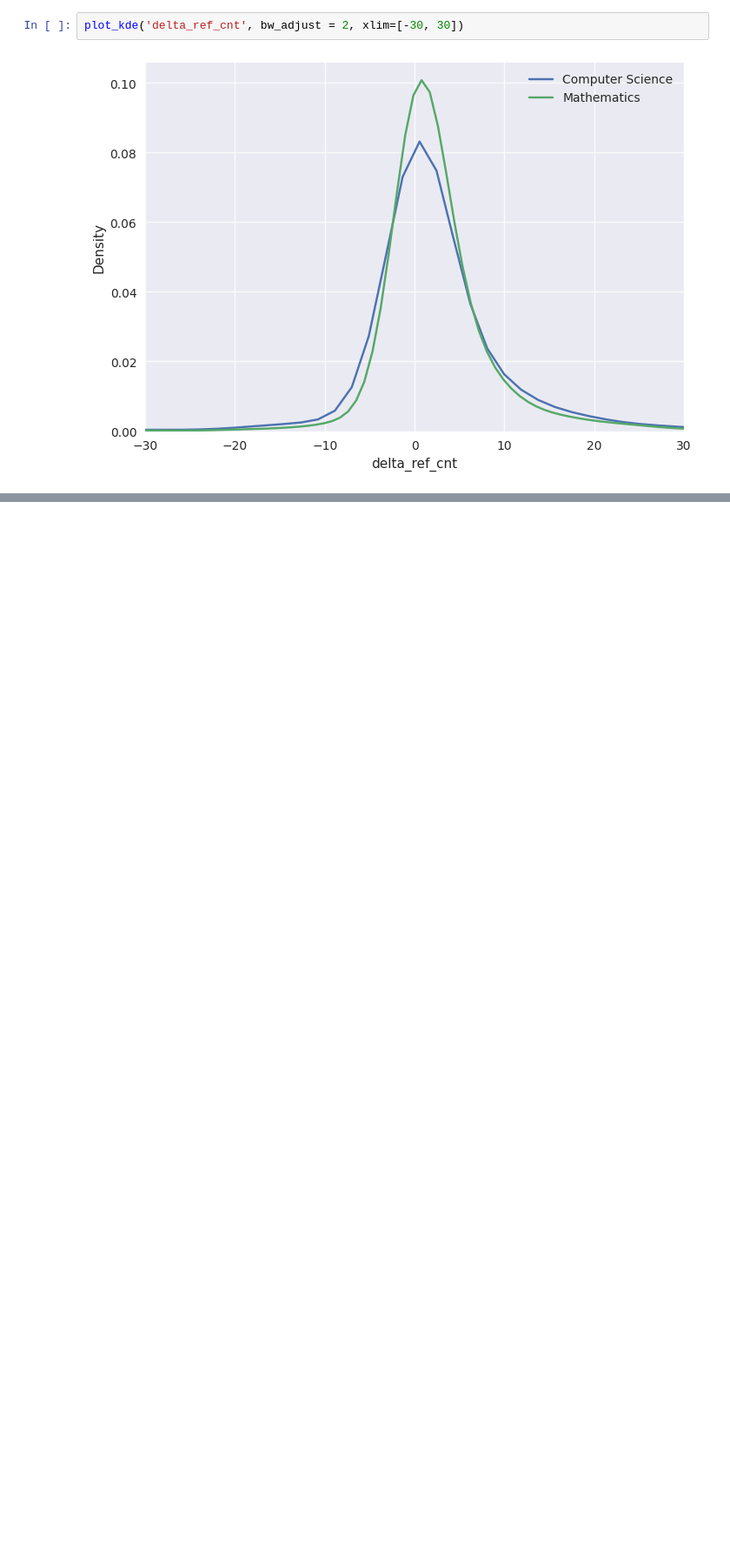
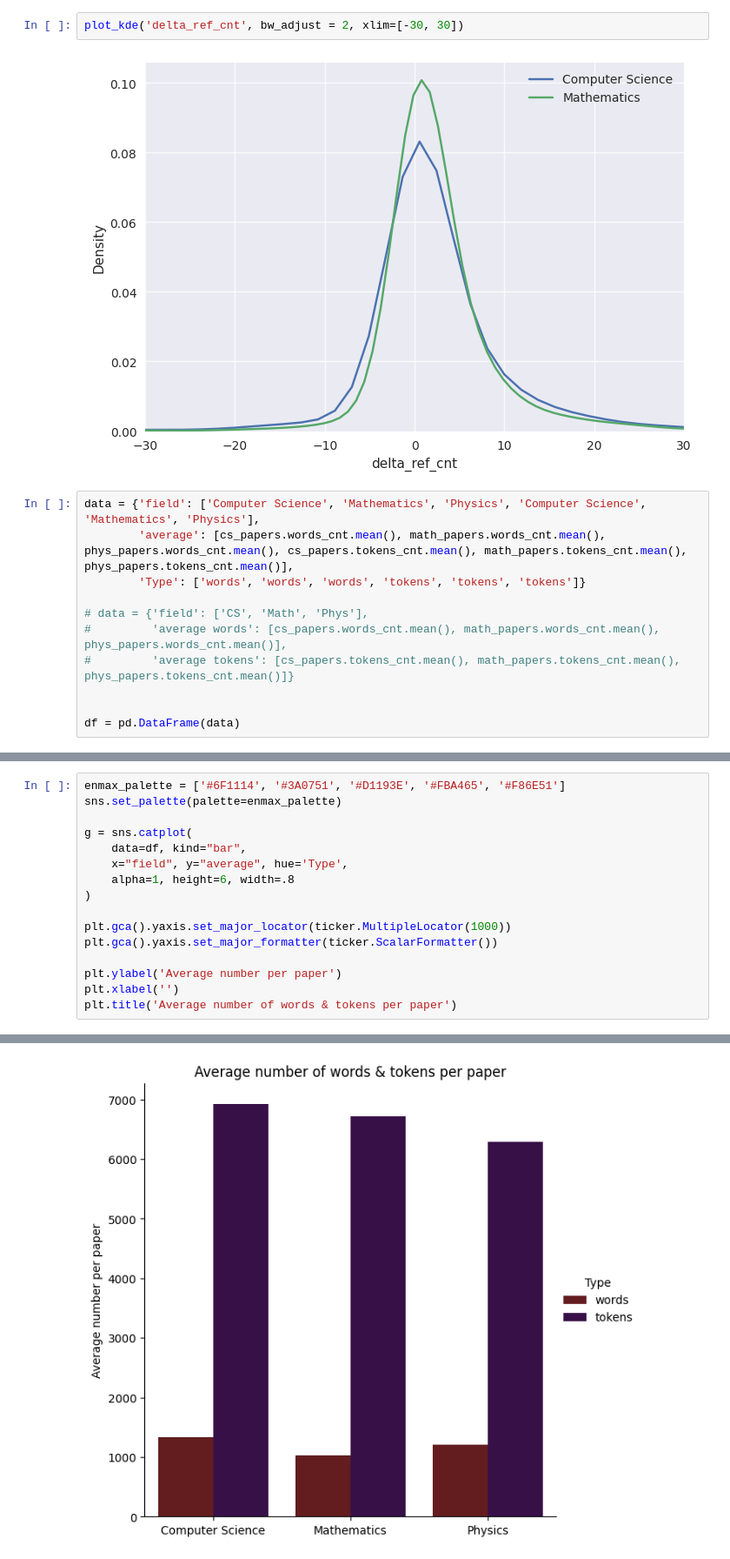
Before and after one commit to andcov/arXiv_preprints_version_analysis, a Jupyter notebook: _analyse.ipynb, the cells around one changed output, grey strips where cells are left out. Shown: that part at 87% size. Drawn from its saved outputs; the diff is of its cells as text; blank space fills up the shorter version.

Commit message:
Compute new images

```diff
--- a/_analyse.ipynb
+++ b/_analyse.ipynb
@@ -998,3 +998,14 @@ plot_kde('delta_figures_cnt', bw_adjust = 3, xlim=[-40, 40])
 plot_kde('delta_ref_cnt', bw_adjust = 2, xlim=[-30, 30])
 # %% [output]
 [figure]
+# %%
+data = {'field': ['Computer Science', 'Mathematics', 'Physics', 'Computer Science', 'Mathematics', 'Physics'],
+        'average': [cs_papers.words_cnt.mean(), math_papers.words_cnt.mean(), phys_papers.words_cnt.mean(), cs_papers.tokens_cnt.mean(), math_papers.tokens_cnt.mean(), phys_papers.tokens_cnt.mean()],
+        'Type': ['words', 'words', 'words', 'tokens', 'tokens', 'tokens']}
+
+# data = {'field': ['CS', 'Math', 'Phys'],
+#         'average words': [cs_papers.words_cnt.mean(), math_papers.words_cnt.mean(), phys_papers.words_cnt.mean()],
+#         'average tokens': [cs_papers.tokens_cnt.mean(), math_papers.tokens_cnt.mean(), phys_papers.tokens_cnt.mean()]}
+
+
+df = pd.DataFrame(data)
@@ -1000,0 +1024,17 @@ plot_kde('delta_ref_cnt', bw_adjust = 2, xlim=[-30, 30])
+# %%
+enmax_palette = ['#6F1114', '#3A0751', '#D1193E', '#FBA465', '#F86E51']
+sns.set_palette(palette=enmax_palette)
+
+g = sns.catplot(
+    data=df, kind="bar",
+    x="field", y="average", hue='Type',
+    alpha=1, height=6, width=.8
+)
+
+plt.gca().yaxis.set_major_locator(ticker.MultipleLocator(1000))
+plt.gca().yaxis.set_major_formatter(ticker.ScalarFormatter())
+
+plt.ylabel('Average number per paper')
+plt.xlabel('')
+plt.title('Average number of words & tokens per paper')
+# %% [output]
@@ -1001,3 +1042,4 @@ plot_kde('delta_ref_cnt', bw_adjust = 2, xlim=[-30, 30])
+[figure, added]
 # %%
 cs_added = cs_papers.loc[cs_papers.delta_pages > 0].id.count()
 cs_subtracted = cs_papers.loc[cs_papers.delta_pages < 0].id.count()
```
Also changed, not shown: parts of 7 cells of this notebook.
